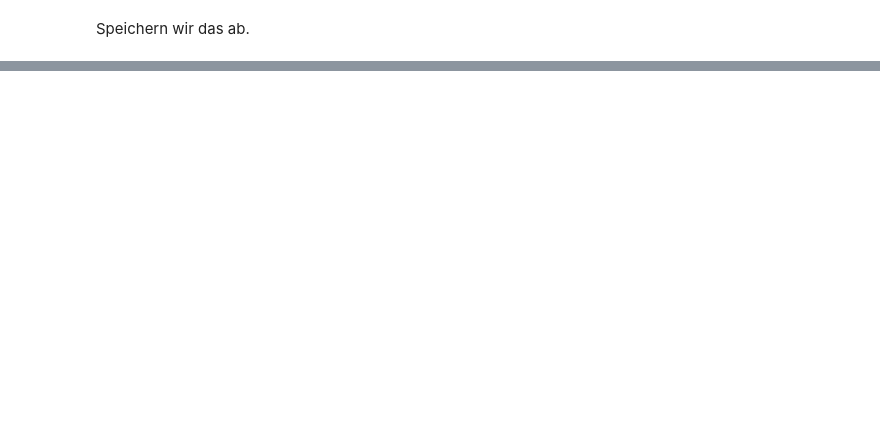
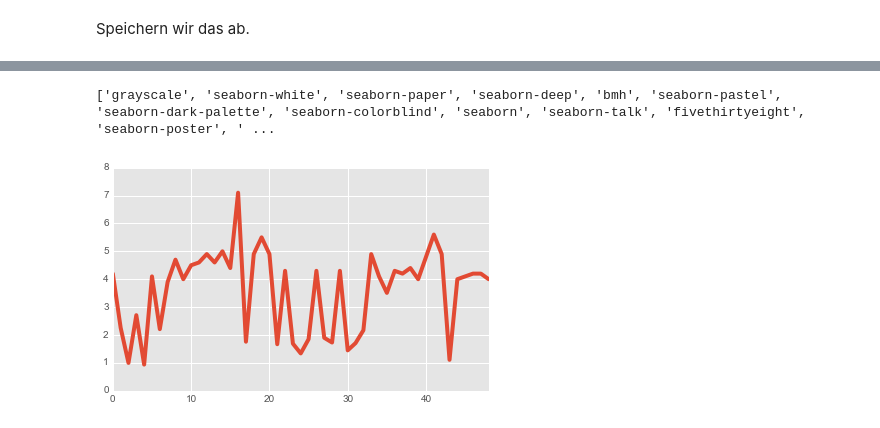
Before and after one commit to barjacks/pythonrecherche, a Jupyter notebook: 04 modules, requests/01 APIs und Python Modules, with a Focus on Requests.ipynb, the cells around one changed output, grey strips where cells are left out. Saved outputs shown, nothing was run; the diff lists cells and outputs as text; code cells hidden in the pictures; blank space fills up the shorter version.

```diff
--- a/04 modules, requests/01 APIs und Python Modules, with a Focus on Requests.ipynb
+++ b/04 modules, requests/01 APIs und Python Modules, with a Focus on Requests.ipynb
@@ -317,0 +416,10 @@ df.to_csv('erdbeben.csv')
+# %%
+df['Date'] = df['Time'].apply(unix_time)
+# %%
+def mexico(elem):
+    if 'Mexico' in elem:
+        return True
+    else:
+        return False
+# %%
+df['Mexico Check'] = df['Place'].apply(mexico)
@@ -317,0 +446,14 @@ df.to_csv('erdbeben.csv')
+# %%
+import matplotlib.pyplot as plt
+import matplotlib
+plt.style.use('ggplot')
+%matplotlib inline
+# %%
+print(plt.style.available)
+# %% [output]
+['grayscale', 'seaborn-white', 'seaborn-paper', 'seaborn-deep', 'bmh', 'seaborn-pastel', 'seaborn-dark-palette', 'seaborn-colorblind', 'seaborn', 'seaborn-talk', 'fivethirtyeight', 'seaborn-poster', ' ...
+# %%
+df['Mag'].plot()
+plt.savefig('test.pdf')
+# %% [output]
+[figure, added]
```
Also changed, not shown: parts of 25 cells of this notebook, 15 other files.
